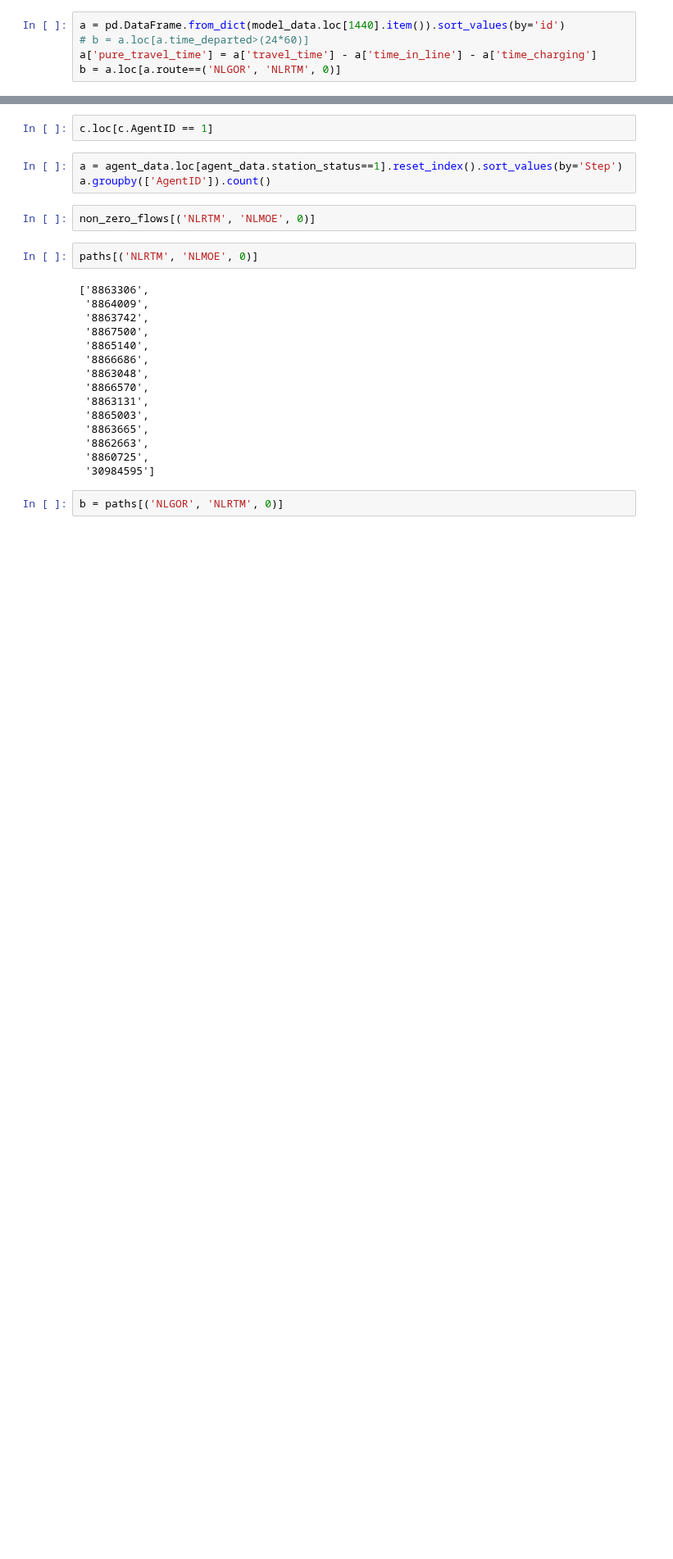
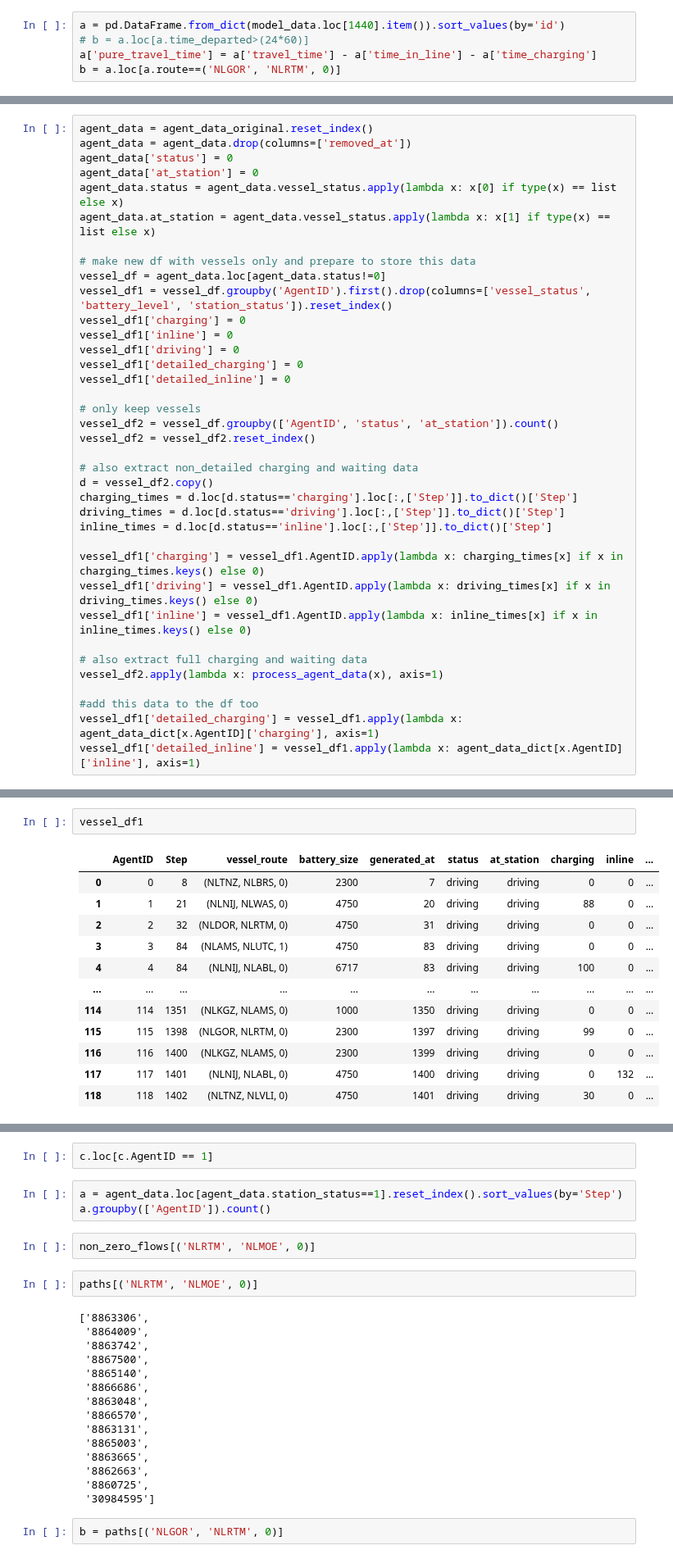
Before and after one commit to fabiandriessen/Thesis, a Jupyter notebook: ABM/own_work/Input_data_test.ipynb, the cells around one changed output, grey strips where cells are left out. Shown at 82% size. Drawn from its saved outputs; the diff is of its cells as text; blank space fills up the shorter version.

```diff
--- a/ABM/own_work/Input_data_test.ipynb
+++ b/ABM/own_work/Input_data_test.ipynb
@@ -46,0 +148,37 @@ a
+# %%
+agent_data = agent_data_original.reset_index()
+agent_data = agent_data.drop(columns=['removed_at'])
+agent_data['status'] = 0
+agent_data['at_station'] = 0
+agent_data.status = agent_data.vessel_status.apply(lambda x: x[0] if type(x) == list else x)
+agent_data.at_station = agent_data.vessel_status.apply(lambda x: x[1] if type(x) == list else x)
+
+# make new df with vessels only and prepare to store this data
+vessel_df = agent_data.loc[agent_data.status!=0]
+vessel_df1 = vessel_df.groupby('AgentID').first().drop(columns=['vessel_status', 'battery_level', 'station_status']).reset_index()
+vessel_df1['charging'] = 0
+vessel_df1['inline'] = 0
+vessel_df1['driving'] = 0
+vessel_df1['detailed_charging'] = 0
+vessel_df1['detailed_inline'] = 0
+
+# only keep vessels
+vessel_df2 = vessel_df.groupby(['AgentID', 'status', 'at_station']).count()
+vessel_df2 = vessel_df2.reset_index()
+
+# also extract non_detailed charging and waiting data
+d = vessel_df2.copy()
+charging_times = d.loc[d.status=='charging'].loc[:,['Step']].to_dict()['Step']
+driving_times = d.loc[d.status=='driving'].loc[:,['Step']].to_dict()['Step']
+inline_times = d.loc[d.status=='inline'].loc[:,['Step']].to_dict()['Step']
+
+vessel_df1['charging'] = vessel_df1.AgentID.apply(lambda x: charging_times[x] if x in charging_times.keys() else 0)
+vessel_df1['driving'] = vessel_df1.AgentID.apply(lambda x: driving_times[x] if x in driving_times.keys() else 0)
+vessel_df1['inline'] = vessel_df1.AgentID.apply(lambda x: inline_times[x] if x in inline_times.keys() else 0)
+
+# also extract full charging and waiting data
+vessel_df2.apply(lambda x: process_agent_data(x), axis=1)
+
+#add this data to the df too
+vessel_df1['detailed_charging'] = vessel_df1.apply(lambda x: agent_data_dict[x.AgentID]['charging'], axis=1)
+vessel_df1['detailed_inline'] = vessel_df1.apply(lambda x: agent_data_dict[x.AgentID]['inline'], axis=1)
@@ -46,0 +205,15 @@ a
+# %%
+vessel_df1
+# %% [output]
+|  | AgentID | Step | vessel_route | battery_size | generated_at | status | at_station | charging | inline | ... |
+| 0 | 0 | 8 | (NLTNZ, NLBRS, 0) | 2300 | 7 | driving | driving | 0 | 0 | ... |
+| 1 | 1 | 21 | (NLNIJ, NLWAS, 0) | 4750 | 20 | driving | driving | 88 | 0 | ... |
+| 2 | 2 | 32 | (NLDOR, NLRTM, 0) | 4750 | 31 | driving | driving | 0 | 0 | ... |
+| 3 | 3 | 84 | (NLAMS, NLUTC, 1) | 4750 | 83 | driving | driving | 0 | 0 | ... |
+| 4 | 4 | 84 | (NLNIJ, NLABL, 0) | 6717 | 83 | driving | driving | 100 | 0 | ... |
+| ... | ... | ... | ... | ... | ... | ... | ... | ... | ... | ... |
+| 114 | 114 | 1351 | (NLKGZ, NLAMS, 0) | 1000 | 1350 | driving | driving | 0 | 0 | ... |
+| 115 | 115 | 1398 | (NLGOR, NLRTM, 0) | 2300 | 1397 | driving | driving | 99 | 0 | ... |
+| 116 | 116 | 1400 | (NLKGZ, NLAMS, 0) | 2300 | 1399 | driving | driving | 0 | 0 | ... |
+| 117 | 117 | 1401 | (NLNIJ, NLABL, 0) | 4750 | 1400 | driving | driving | 0 | 132 | ... |
+| 118 | 118 | 1402 | (NLTNZ, NLVLI, 0) | 4750 | 1401 | driving | driving | 30 | 0 | ... |
```
Also changed, not shown: parts of 48 cells of this notebook, 5 other files.
